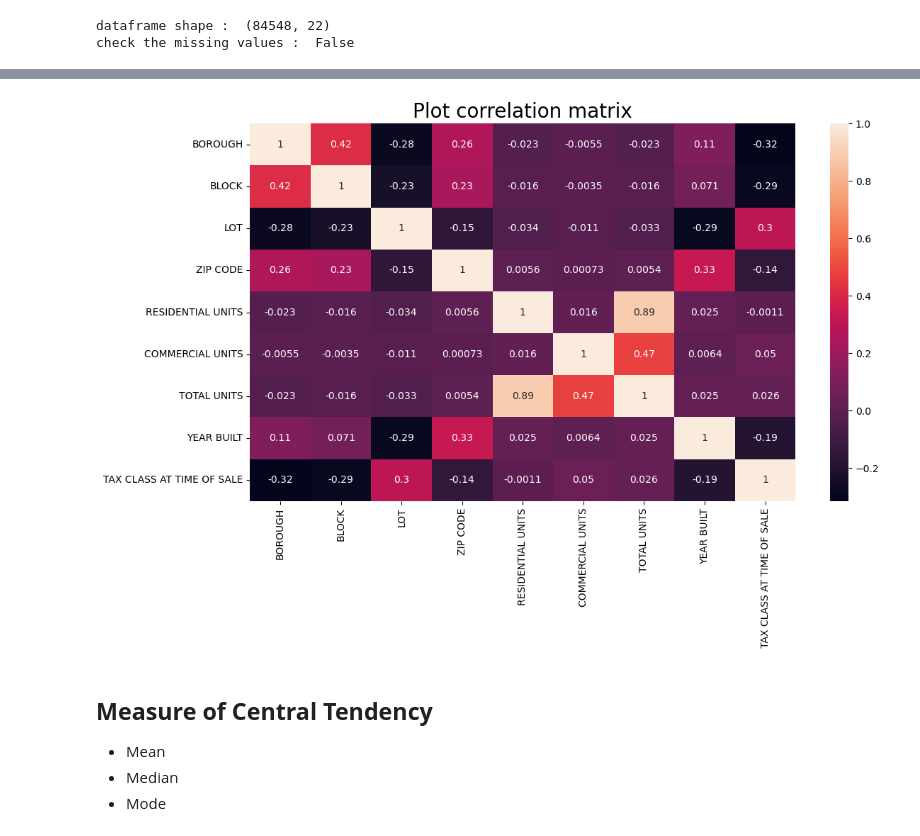
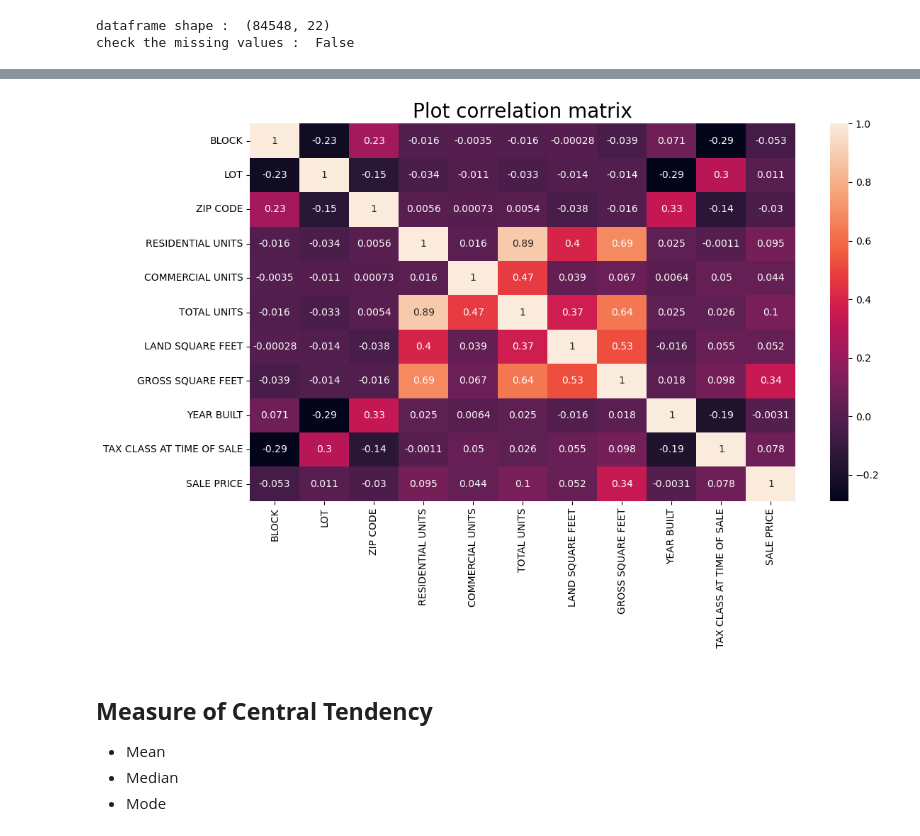
Before and after one commit to fwaafnn/Assigment1_DataVisualization, a Jupyter notebook: Assignment 2 - Statistics/PYTN_Assg_2_5_AfwaAfini.ipynb, the cells around one changed output, grey strips where cells are left out. Drawn from its saved outputs; the diff is of its cells as text; code cells hidden in the pictures.

```diff
--- a/Assignment 2 - Statistics/PYTN_Assg_2_5_AfwaAfini.ipynb
+++ b/Assignment 2 - Statistics/PYTN_Assg_2_5_AfwaAfini.ipynb
@@ -32,3 +89,4 @@ check the missing values :  False
 # %%
 # removed irrelavant columns
-df.drop(['Unnamed: 0'], axis=1, inplace=True)
+col_drops = ['Unnamed: 0', 'EASE-MENT', 'APARTMENT NUMBER']
+data.drop(col_drops, axis=1, inplace=True)
@@ -73,0 +93,13 @@ memory usage: 13.5+ MB
+# %%
+# change 'SALE DATE' to datetime format
+data['SALE DATE'] = pd.to_datetime(data['SALE DATE'])
+
+# change this columns to numerical type
+num = ['LAND SQUARE FEET', 'GROSS SQUARE FEET', 'SALE PRICE']
+for col in num: # coerce for missing values
+    data[col] = pd.to_numeric(data[col], errors='coerce')
+
+# change this columns to categorical (object) type
+obj = ['BOROUGH','NEIGHBORHOOD', 'BUILDING CLASS CATEGORY', 'TAX CLASS AT PRESENT', 'BUILDING CLASS AT PRESENT', 'BUILDING CLASS AT TIME OF SALE', 'TAX CLASS AT TIME OF SALE']
+for col in obj:
+    df[col] = df[col].astype('category')
@@ -73,0 +151,5 @@ memory usage: 13.5+ MB
+# %%
+# Imputing the missing values
+data['LAND SQUARE FEET'].fillna(data['LAND SQUARE FEET'].mean(), inplace=True)
+data['GROSS SQUARE FEET'].fillna(data['GROSS SQUARE FEET'].mean(), inplace=True)
+data['SALE PRICE'].fillna(data['SALE PRICE'].mean(), inplace=True)
@@ -73,0 +160,4 @@ memory usage: 13.5+ MB
+# %%
+# change the borough code to the borough name in the 'BOROUGH' column
+data['BOROUGH'] = data.BOROUGH.replace({1: "Manhattan", 2: "Bronx", 3: "Brooklyn", 4: "Queens", 5: "Staten Islands"})
+data.head()
@@ -74,15 +171,15 @@ memory usage: 13.5+ MB
 # %%
 # View the correlation
-kolom_numerik = df.select_dtypes(exclude=['object', 'datetime64[ns]'])
+kolom_numerik = data.select_dtypes(exclude=['object', 'datetime64[ns]'])
 korelasi = kolom_numerik.corr()
 
 plt.figure(figsize=(12,8))
 sns.heatmap(korelasi, annot=True)
 plt.title('Plot correlation matrix', size=20)
 plt.tight_layout()
 plt.show()
 # %% [output]
-[figure, old version]
+[figure, new version]
 # %% [markdown]
 ## **Measure of Central Tendency**
 - Mean
```
Also changed, not shown: parts of 19 cells of this notebook.
